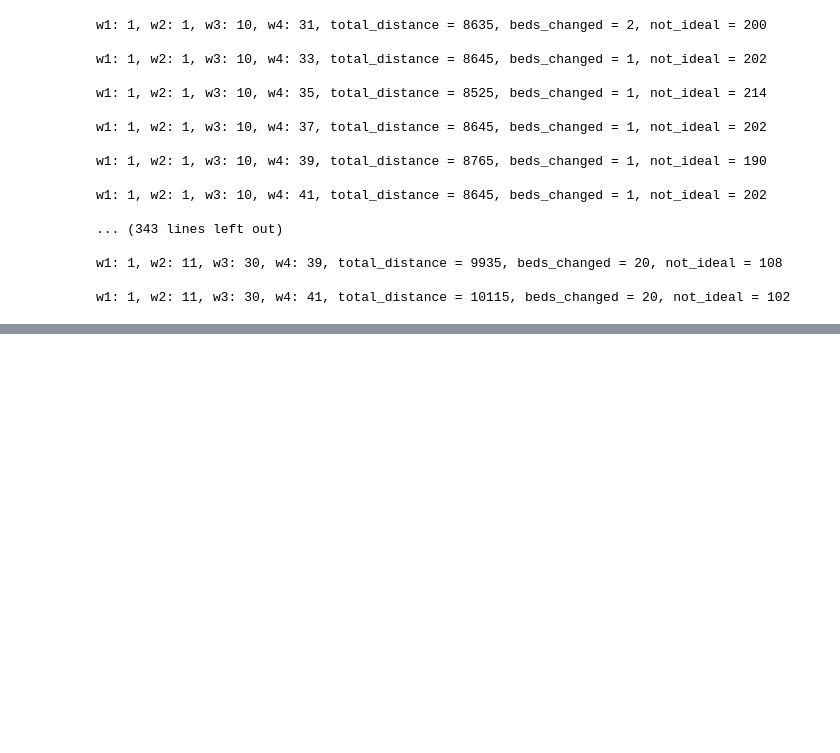
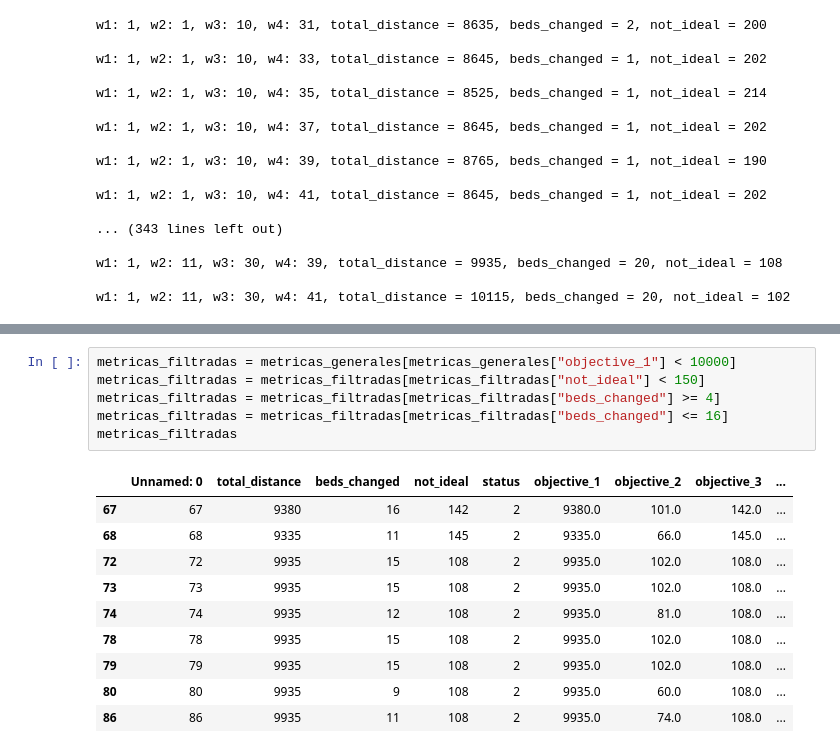
Before and after one commit to agucova/optint, a Jupyter notebook: analysis_4_objectives.ipynb, the cells around one changed output, grey strips where cells are left out. Drawn from its saved outputs; the diff is of its cells as text; blank space fills up the shorter version.

```diff
--- a/analysis_4_objectives.ipynb
+++ b/analysis_4_objectives.ipynb
@@ -131,0 +228,17 @@ w1: 1, w2: 11, w3: 30, w4: 41, total_distance = 10115, beds_changed = 20, not_id
+# %%
+metricas_filtradas = metricas_generales[metricas_generales["objective_1"] < 10000]
+metricas_filtradas = metricas_filtradas[metricas_filtradas["not_ideal"] < 150]
+metricas_filtradas = metricas_filtradas[metricas_filtradas["beds_changed"] >= 4]
+metricas_filtradas = metricas_filtradas[metricas_filtradas["beds_changed"] <= 16]
+metricas_filtradas
+# %% [output]
+|  | Unnamed: 0 | total_distance | beds_changed | not_ideal | status | objective_1 | objective_2 | objective_3 | ... |
+| 67 | 67 | 9380 | 16 | 142 | 2 | 9380.0 | 101.0 | 142.0 | ... |
+| 68 | 68 | 9335 | 11 | 145 | 2 | 9335.0 | 66.0 | 145.0 | ... |
+| 72 | 72 | 9935 | 15 | 108 | 2 | 9935.0 | 102.0 | 108.0 | ... |
+| 73 | 73 | 9935 | 15 | 108 | 2 | 9935.0 | 102.0 | 108.0 | ... |
+| 74 | 74 | 9935 | 12 | 108 | 2 | 9935.0 | 81.0 | 108.0 | ... |
+| 78 | 78 | 9935 | 15 | 108 | 2 | 9935.0 | 102.0 | 108.0 | ... |
+| 79 | 79 | 9935 | 15 | 108 | 2 | 9935.0 | 102.0 | 108.0 | ... |
+| 80 | 80 | 9935 | 9 | 108 | 2 | 9935.0 | 60.0 | 108.0 | ... |
+| 86 | 86 | 9935 | 11 | 108 | 2 | 9935.0 | 74.0 | 108.0 | ... |
```
Also changed, not shown: parts of 24 cells of this notebook.
